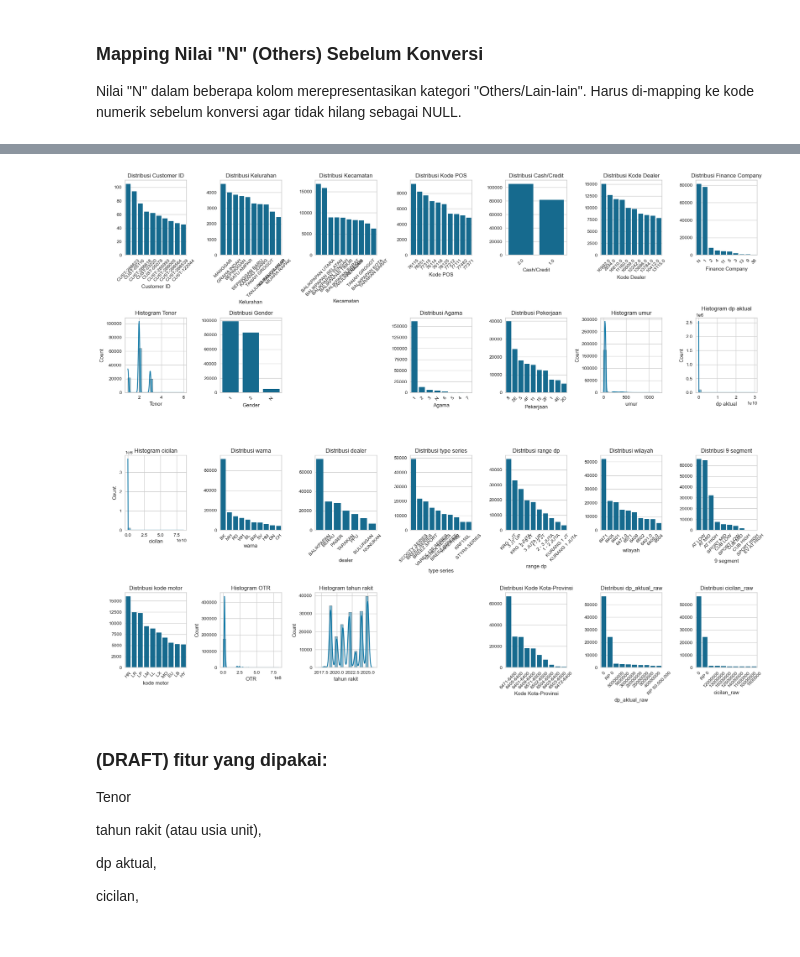
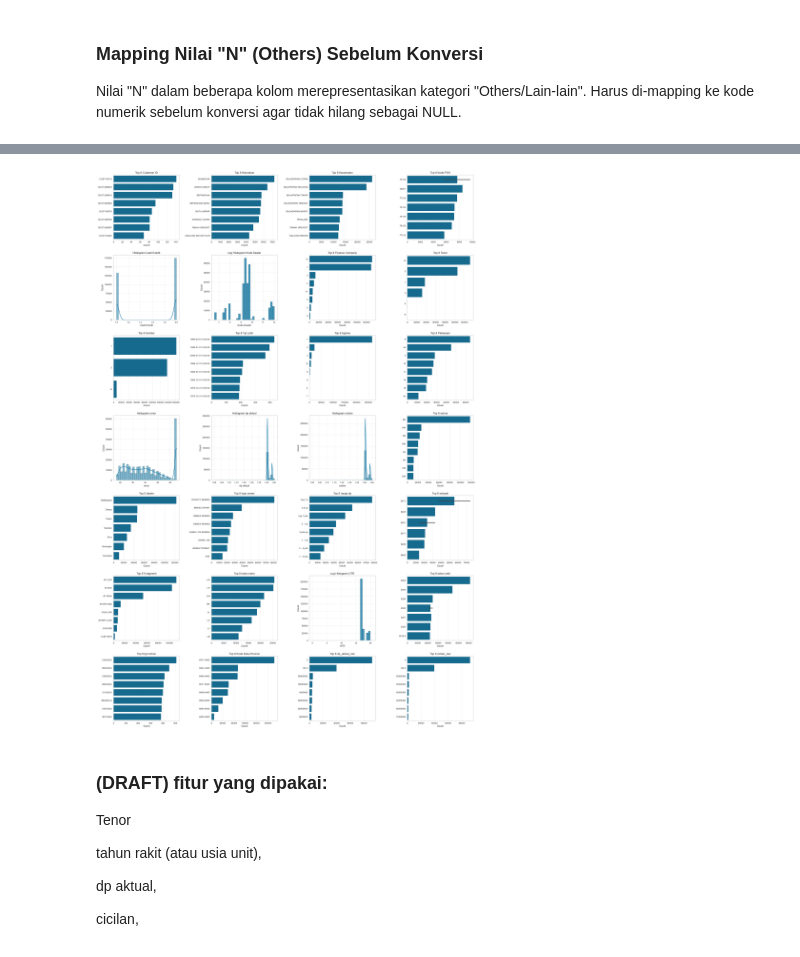
Before and after one commit to FauzanZF/UCSparc2026, a Jupyter notebook: fauzan969avere0.ipynb, the cells around one changed output, grey strips where cells are left out. Drawn from its saved outputs; the diff is of its cells as text; code cells hidden in the pictures.

```diff
--- a/fauzan969avere0.ipynb
+++ b/fauzan969avere0.ipynb
@@ -35,5 +30,7 @@ Dataset diambil dari GitHub repository sesuai ketentuan kompetisi.
 # %%
-df = pd.read_csv("../SPARC_dataset.csv")
+#Load Dataset
+url = 'https://raw.githubusercontent.com/micelll/SPARC-2026/main/SPARC_dataset.csv'
+df = pd.read_csv(url)
 df.head()
 # %% [output]
 |  | Customer ID | Kelurahan | Kecamatan | Kode POS | Cash/Credit | Kode Dealer | Finance Company | Tenor | ... |
@@ -347,0 +133,4 @@ Standardisasi Tgl Lahir
+# %%
+# Drop duplikasi data
+df.drop_duplicates(inplace=True)
+df.duplicated().sum()
@@ -439,5 +940,0 @@ dtype: float64
-# %%
-#drop missin value
-critical_cols = ['tgl mohon', 'tahun rakit', 'OTR']   # tambah kalau perlu
-df = df.dropna(subset=critical_cols)
-df.isna().sum()
@@ -462,3 +940,0 @@ dtype: int64
-# %%
-df = df.drop_duplicates()
-df.duplicated().sum()
@@ -487,36 +956,56 @@ for col in numerical_cols:
 # %%
-# Visualisasi yang lebih informatif (Opsional Advanced 1)
+#Visualisasi distribusi fitur numerik dan kategorikal yang lebih informatif
 numerical_cols = df.select_dtypes(include=['int64','float64']).columns
-categorical_cols= df.select_dtypes(include=['object','category','string']).columns
+categorical_cols = df.select_dtypes(include=['object','category','string']).columns
 
 all_cols = df.columns
 n = len(all_cols)
 
-ncols = 7  # Lebih banyak kolom agar muat di layar
+# ==== Layout lebih proporsional ====
+ncols = 4
 nrows = int(np.ceil(n / ncols))
 
-fig, axes = plt.subplots(nrows=nrows, ncols=ncols, figsize=(20, 4*nrows))  # Lebih rendah per row
+fig, axes = plt.subplots(nrows=nrows, ncols=ncols,
+                         figsize=(24, 5*nrows))
+
 axes = axes.flatten()
 
 for i, col in enumerate(all_cols):
     ax = axes[i]
+
     if col in numerical_cols:
-        sns.histplot(df[col], kde=True, bins=20, ax=ax)
-        ax.set_title(f"Histogram {col}")
+        data = df[col].dropna()
+
+        # Jika data sangat skewed, gunakan log scale
+        if data.max() > 10 * data.median():
+            sns.histplot(np.log1p(data), bins=30, ax=ax)
+            ax.set_title(f"Log Histogram {col}")
+        else:
+            sns.histplot(data, bins=30, kde=True, ax=ax)
+            ax.set_title(f"Histogram {col}")
+
+        ax.grid(alpha=0.3)
+
     elif col in categorical_cols:
-        vc = df[col].value_counts().nlargest(10)
-        sns.barplot(x=vc.index, y=vc.values, ax=ax)
-        ax.set_title(f"Distribusi {col}")
-        ax.tick_params(axis='x', rotation=45)
+        vc = df[col].value_counts().nlargest(8)
+
+        sns.barplot(x=vc.values, y=vc.index, ax=ax)
+        ax.set_title(f"Top 8 {col}")
+        ax.set_xlabel("Count")
+        ax.set_ylabel("")
+        ax.grid(axis='x', alpha=0.3)
+
     else:
         ax.set_visible(False)
+
+# Hapus subplot kosong
 for j in range(i+1, len(axes)):
     fig.delaxes(axes[j])
 
-plt.tight_layout()
+plt.tight_layout(pad=2)
 plt.show()
 # %% [output]
-[figure, old version]
+[figure, new version]
 # %% [markdown]
 ### (DRAFT) fitur yang dipakai:
 Tenor
```
Also changed, not shown: parts of 86 cells of this notebook.
